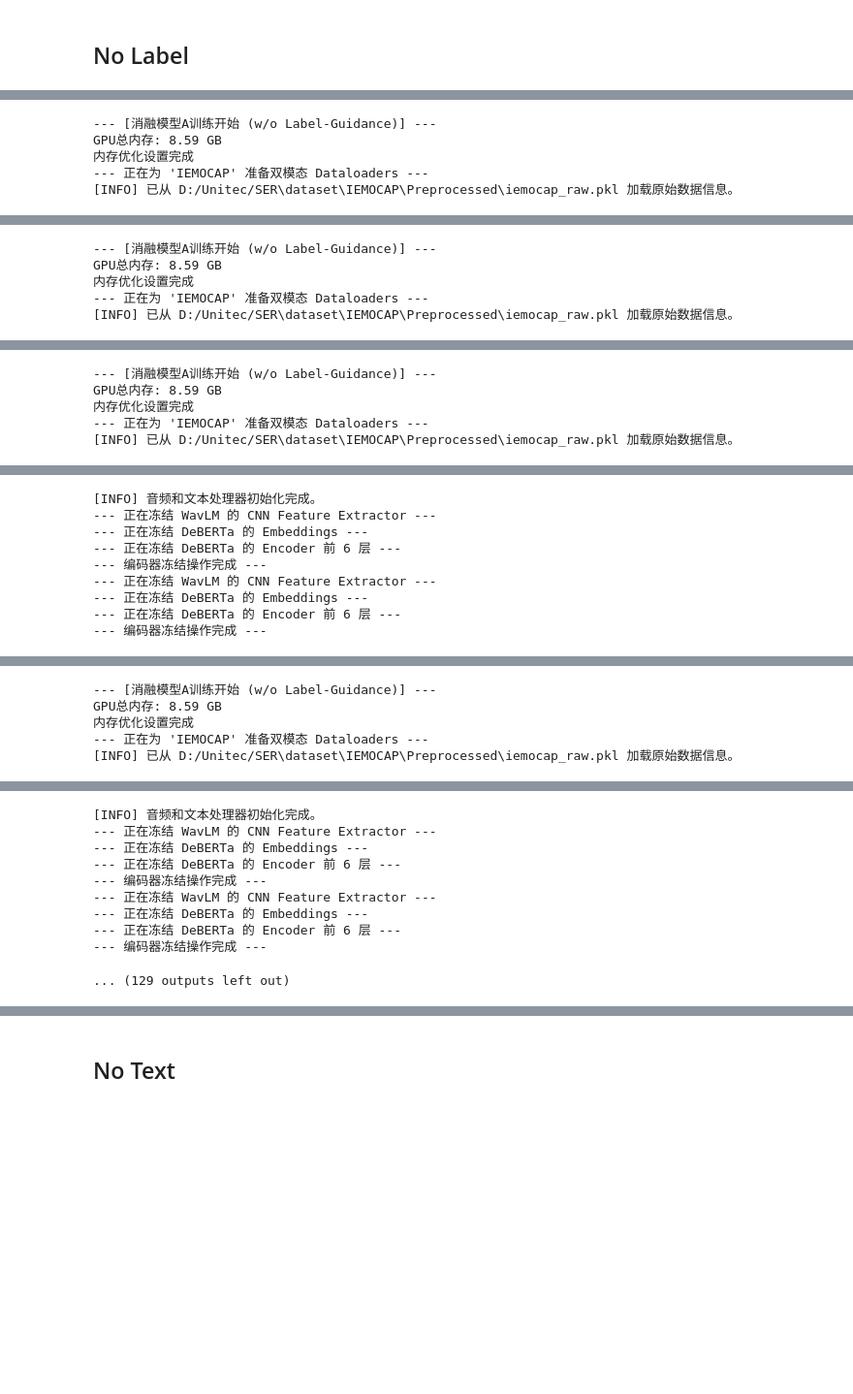
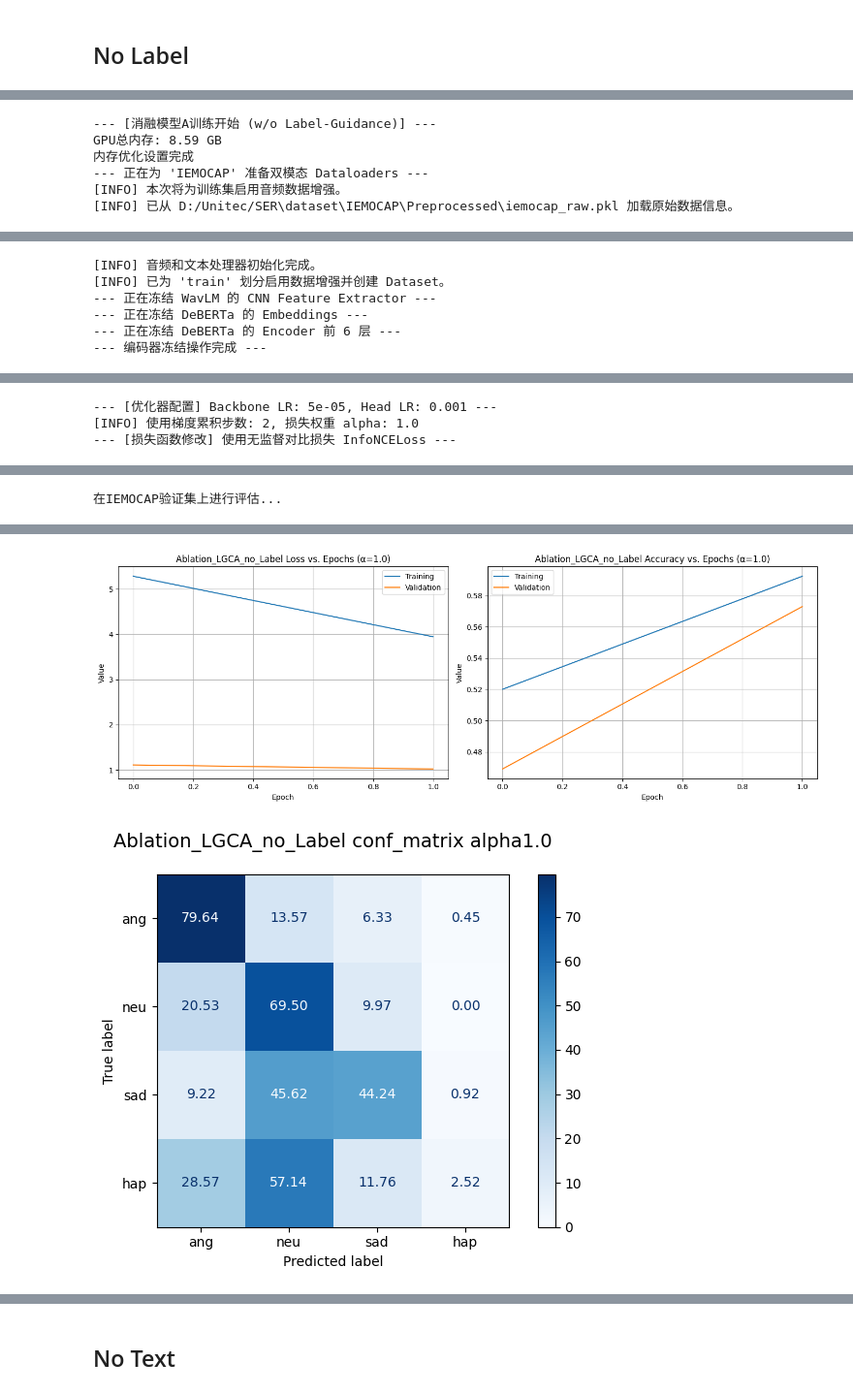
Before and after one commit to IrisHux/SER, a Jupyter notebook: LGCA_test.ipynb, the cells around one changed output, grey strips where cells are left out. Shown at 97% size. Cells and saved outputs as stored; diff of their text form; code cells hidden in the pictures; blank space fills up the shorter version.

Commit message:
update loss and augmentation in no label ablation

```diff
--- a/LGCA_test.ipynb
+++ b/LGCA_test.ipynb
@@ -2449,6 +2146,7 @@ UAR: 0.5541
 import torch
 import os
 import gc
+import logging
 import numpy as np
 import warnings
 
@@ -2460,15 +2158,6 @@ from scripts.get_dataloaders import get_contrastive_dataloaders
 from contrastive.model import ContrastiveModel, MemoryOptimizedContrastiveModel, setup_memory_optimization
 from contrastive.trainer import ContrastiveTrainer, AblationNoLabelTrainer
 from torch.utils.data import ConcatDataset # <-- 导入用于合并数据集的工具
-
-# def train_ablation_lgca_model():
-
-
-import torch
-import gc
-import os
-import logging
-import numpy as np
 
 
 
@@ -2505,7 +2194,7 @@ def run_ablation_no_label_experiment():
         logging.info(f"--- [消融实验] 正在为训练集 '{training_dataset_name}' 准备Dataloaders ---")
 
         # [核心修改点]: 调用新的数据加载函数
-        dataloaders = get_contrastive_dataloaders(training_dataset_name)
+        dataloaders = get_contrastive_dataloaders(dataset_name=training_dataset_name, use_audio_augmentation=True)
         train_loader = dataloaders['train']
         validation_loader = dataloaders['validation']
     except Exception as e:
@@ -2559,4 +2244,5 @@ if __name__ == '__main__':
 GPU总内存: 8.59 GB
 内存优化设置完成
 --- 正在为 'IEMOCAP' 准备双模态 Dataloaders ---
+[INFO] 本次将为训练集启用音频数据增强。
 [INFO] 已从 D:/Unitec/SER\dataset\IEMOCAP\Preprocessed\iemocap_raw.pkl 加载原始数据信息。
@@ -2566,5 +2253,6 @@ GPU总内存: 8.59 GB
---- [消融模型A训练开始 (w/o Label-Guidance)] ---
-GPU总内存: 8.59 GB
-内存优化设置完成
---- 正在为 'IEMOCAP' 准备双模态 Dataloaders ---
-[INFO] 已从 D:/Unitec/SER\dataset\IEMOCAP\Preprocessed\iemocap_raw.pkl 加载原始数据信息。
+[INFO] 音频和文本处理器初始化完成。
+[INFO] 已为 'train' 划分启用数据增强并创建 Dataset。
+--- 正在冻结 WavLM 的 CNN Feature Extractor ---
+--- 正在冻结 DeBERTa 的 Embeddings ---
+--- 正在冻结 DeBERTa 的 Encoder 前 6 层 ---
+--- 编码器冻结操作完成 ---
@@ -2579,5 +2261,3 @@ GPU总内存: 8.59 GB
---- [消融模型A训练开始 (w/o Label-Guidance)] ---
-GPU总内存: 8.59 GB
-内存优化设置完成
---- 正在为 'IEMOCAP' 准备双模态 Dataloaders ---
-[INFO] 已从 D:/Unitec/SER\dataset\IEMOCAP\Preprocessed\iemocap_raw.pkl 加载原始数据信息。
+--- [优化器配置] Backbone LR: 5e-05, Head LR: 0.001 ---
+[INFO] 使用梯度累积步数: 2, 损失权重 alpha: 1.0
+--- [损失函数修改] 使用无监督对比损失 InfoNCELoss ---
@@ -2589,9 +2269 @@ GPU总内存: 8.59 GB
-[INFO] 音频和文本处理器初始化完成。
---- 正在冻结 WavLM 的 CNN Feature Extractor ---
---- 正在冻结 DeBERTa 的 Embeddings ---
---- 正在冻结 DeBERTa 的 Encoder 前 6 层 ---
---- 编码器冻结操作完成 ---
---- 正在冻结 WavLM 的 CNN Feature Extractor ---
---- 正在冻结 DeBERTa 的 Embeddings ---
---- 正在冻结 DeBERTa 的 Encoder 前 6 层 ---
---- 编码器冻结操作完成 ---
+在IEMOCAP验证集上进行评估...
@@ -2601,5 +2271,0 @@ GPU总内存: 8.59 GB
---- [消融模型A训练开始 (w/o Label-Guidance)] ---
-GPU总内存: 8.59 GB
-内存优化设置完成
---- 正在为 'IEMOCAP' 准备双模态 Dataloaders ---
-[INFO] 已从 D:/Unitec/SER\dataset\IEMOCAP\Preprocessed\iemocap_raw.pkl 加载原始数据信息。
@@ -2611,10 +2272,2 @@ GPU总内存: 8.59 GB
-[INFO] 音频和文本处理器初始化完成。
---- 正在冻结 WavLM 的 CNN Feature Extractor ---
---- 正在冻结 DeBERTa 的 Embeddings ---
---- 正在冻结 DeBERTa 的 Encoder 前 6 层 ---
---- 编码器冻结操作完成 ---
---- 正在冻结 WavLM 的 CNN Feature Extractor ---
---- 正在冻结 DeBERTa 的 Embeddings ---
---- 正在冻结 DeBERTa 的 Encoder 前 6 层 ---
---- 编码器冻结操作完成 ---
-... (129 outputs left out)
+[figure, added]
+[figure, added]
```
Also changed, not shown: parts of 10 cells of this notebook, 4 other files.
